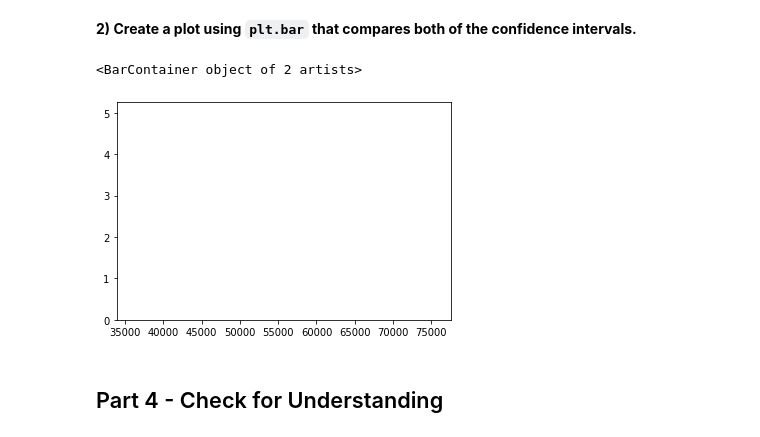
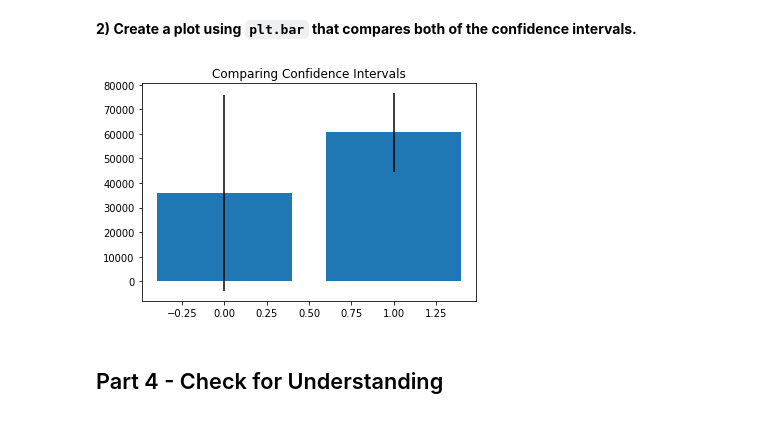
Before and after one commit to Davis-Tony/DS-Unit-1-Sprint-2-Statistics, a Jupyter notebook: TonyDavis_DS_123_Confidence_Intervals_Assignment.ipynb, the cells around one changed output. Drawn from its saved outputs; the diff is of its cells as text; code cells hidden in the pictures.

```diff
--- a/TonyDavis_DS_123_Confidence_Intervals_Assignment.ipynb
+++ b/TonyDavis_DS_123_Confidence_Intervals_Assignment.ipynb
@@ -150,11 +148,12 @@ plt.show()
 # %% [markdown]
 **2) Create a plot using `plt.bar` that compares both of the confidence intervals.**
-# %%
-#Creating bar chart
-plt.bar(CI_freq20, color='green')
-# %% [output]
-<BarContainer object of 2 artists>
-[figure, removed]
+# %%
+#Creating bar chart
+plt.bar(x=[0,1], height=[CI_freq20[0], CI_freq200[0]], yerr=[CI_freq20[1]-CI_freq20[0], CI_freq200[1]-CI_freq200[0]])
+plt.title('Comparing Confidence Intervals')
+plt.show()
+# %% [output]
+[figure, added]
 # %% [markdown]
 ## Part 4 - Check for Understanding
 # %% [markdown]
```
Also changed, not shown: parts of 1 cell of this notebook.
